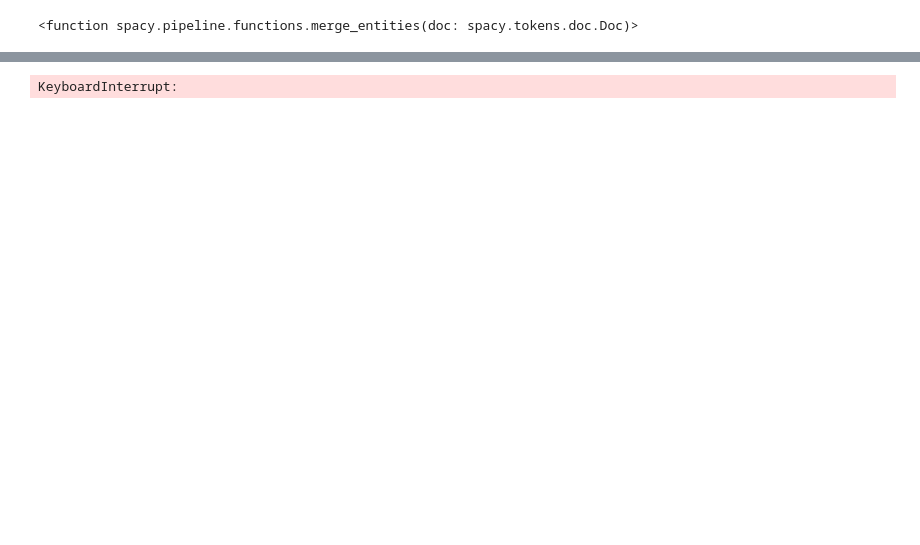
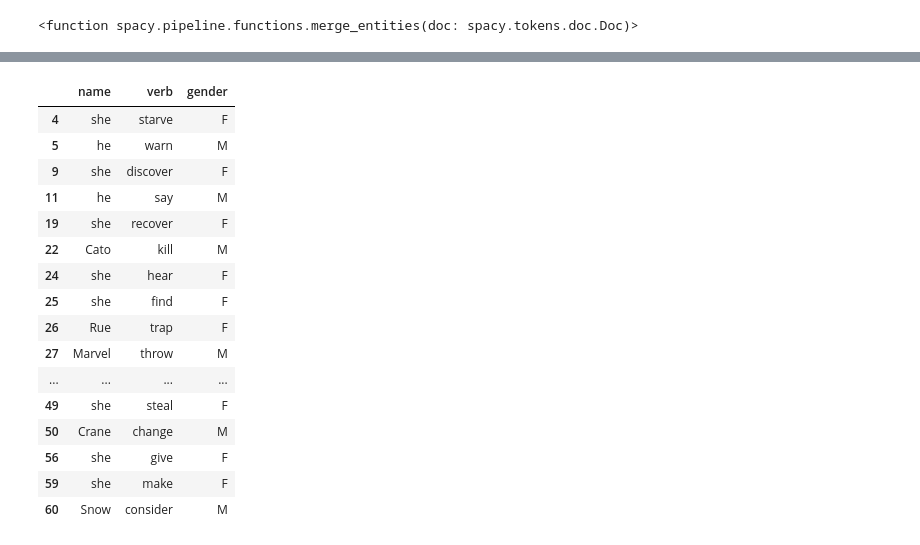
Before and after one commit to epfl-ada/ada-2022-project-yiyisoda, a Jupyter notebook: milestone_2.ipynb, the cells around one changed output, grey strips where cells are left out. Cells and saved outputs as stored; diff of their text form; code cells hidden in the pictures; blank space fills up the shorter version.

```diff
--- a/milestone_2.ipynb
+++ b/milestone_2.ipynb
@@ -157,12 +265,17 @@ tag_adj("She is beautiful.")
 # %%
 def tag_verb(text):
+    """
+    Find all noon/verb pair in the given text
+    :param text: Text composed of one or multiple sentences
+    :return: list of noon/verb pair
+    """
     doc = nlp(text)
     verbs = []
     for possible_verb in doc:
         if possible_verb.pos_ == 'VERB':
             for possible_subject in possible_verb.children:
                 if possible_subject.dep_ == 'nsubj':
-                    verbs.append((possible_subject, possible_verb))
+                    verbs.append((possible_subject.lemma_, possible_verb.lemma_))
                     break
     return verbs
 # %%
@@ -208,5 +320,0 @@ tag_adj(plots.loc[0].plot_summaries)
-# %%
-verb = pd.concat([plots.copy(), plots.plot_summaries.apply(tag_verb)], axis=1)
-verb.head()
-# %% [output]
-KeyboardInterrupt:
@@ -215,0 +321,31 @@ adj.head()
+# %%
+plots['verb'] = plots['plot'].apply(tag_verb) # long computation
+# %%
+plots['adj'] = plots['plot'].apply(tag_adj) # long computation
+# %%
+# Dict that match all characters to their gender
+matcher = pd.Series(characters.actor_gender.values, index=characters.character_name).to_dict()
+matcher.update({'he' : 'M', 'she' : 'F'})
+# %%
+#Test
+v = pd.DataFrame(tag_verb(plots.loc[1]['plot']), columns=['name', 'verb'])
+v['gender'] = v.name.apply(matcher.get)
+v.dropna()
+# %% [output]
+|  | name | verb | gender |
+| 4 | she | starve | F |
+| 5 | he | warn | M |
+| 9 | she | discover | F |
+| 11 | he | say | M |
+| 19 | she | recover | F |
+| 22 | Cato | kill | M |
+| 24 | she | hear | F |
+| 25 | she | find | F |
+| 26 | Rue | trap | F |
+| 27 | Marvel | throw | M |
+| ... | ... | ... | ... |
+| 49 | she | steal | F |
+| 50 | Crane | change | M |
+| 56 | she | give | F |
+| 59 | she | make | F |
+| 60 | Snow | consider | M |
```
Also changed, not shown: parts of 37 cells of this notebook.
